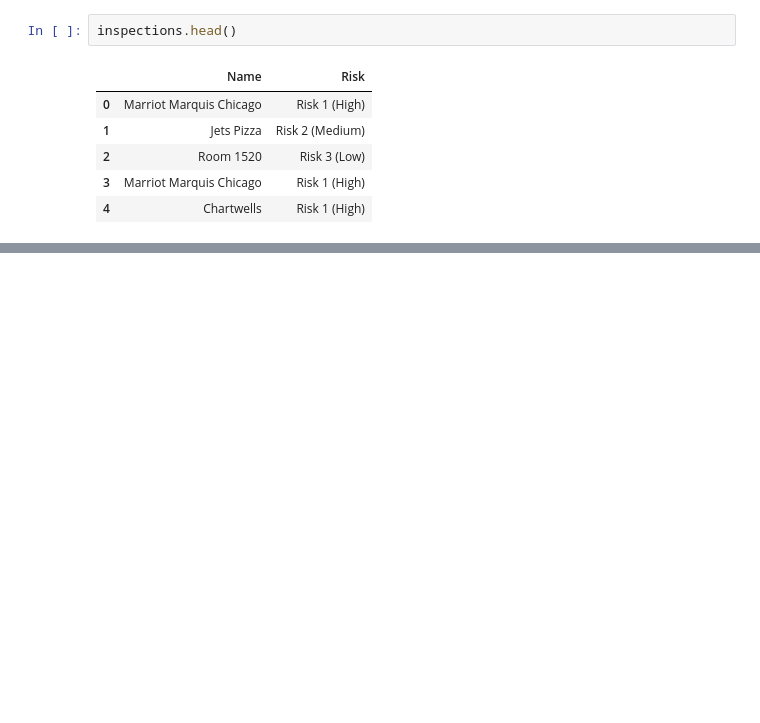
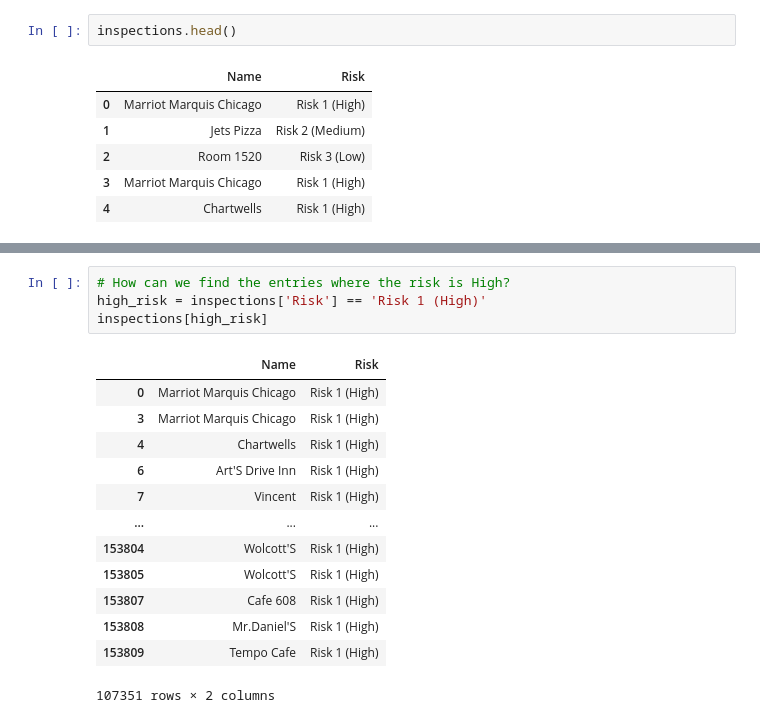
Before and after one commit to chlazaris/pandas_training, a Jupyter notebook: Pandas_Training.ipynb, the cells around one changed output, grey strips where cells are left out. Cells and saved outputs as stored; diff of their text form; blank space fills up the shorter version.

```diff
--- a/Pandas_Training.ipynb
+++ b/Pandas_Training.ipynb
@@ -1316,0 +1373,18 @@ inspections.head()
+# %%
+# How can we find the entries where the risk is High?
+high_risk = inspections['Risk'] == 'Risk 1 (High)'
+inspections[high_risk]
+# %% [output]
+|  | Name | Risk |
+| 0 | Marriot Marquis Chicago | Risk 1 (High) |
+| 3 | Marriot Marquis Chicago | Risk 1 (High) |
+| 4 | Chartwells | Risk 1 (High) |
+| 6 | Art'S Drive Inn | Risk 1 (High) |
+| 7 | Vincent | Risk 1 (High) |
+| ... | ... | ... |
+| 153804 | Wolcott'S | Risk 1 (High) |
+| 153805 | Wolcott'S | Risk 1 (High) |
+| 153807 | Cafe 608 | Risk 1 (High) |
+| 153808 | Mr.Daniel'S | Risk 1 (High) |
+| 153809 | Tempo Cafe | Risk 1 (High) |
+107351 rows × 2 columns
```
Also changed, not shown: parts of 24 cells of this notebook.
